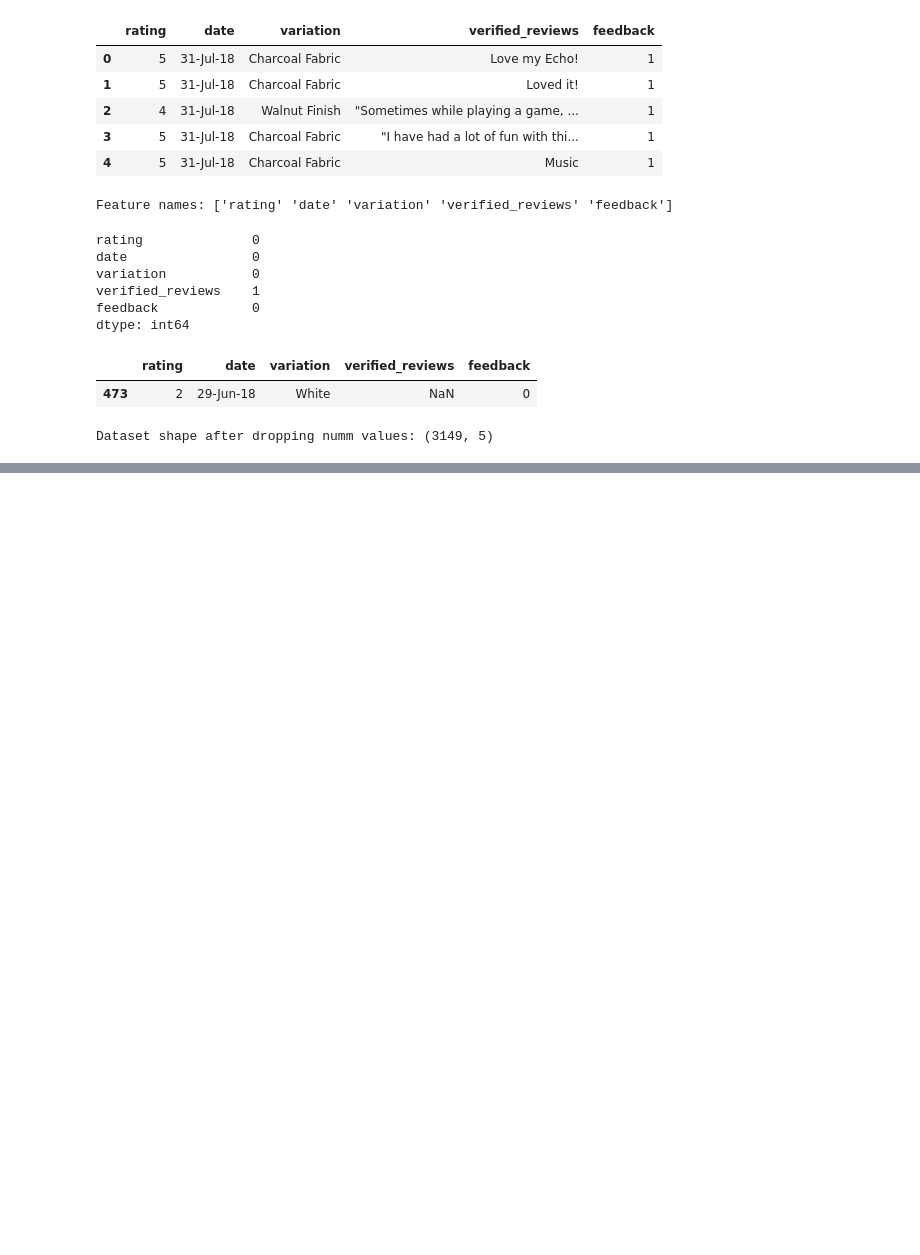
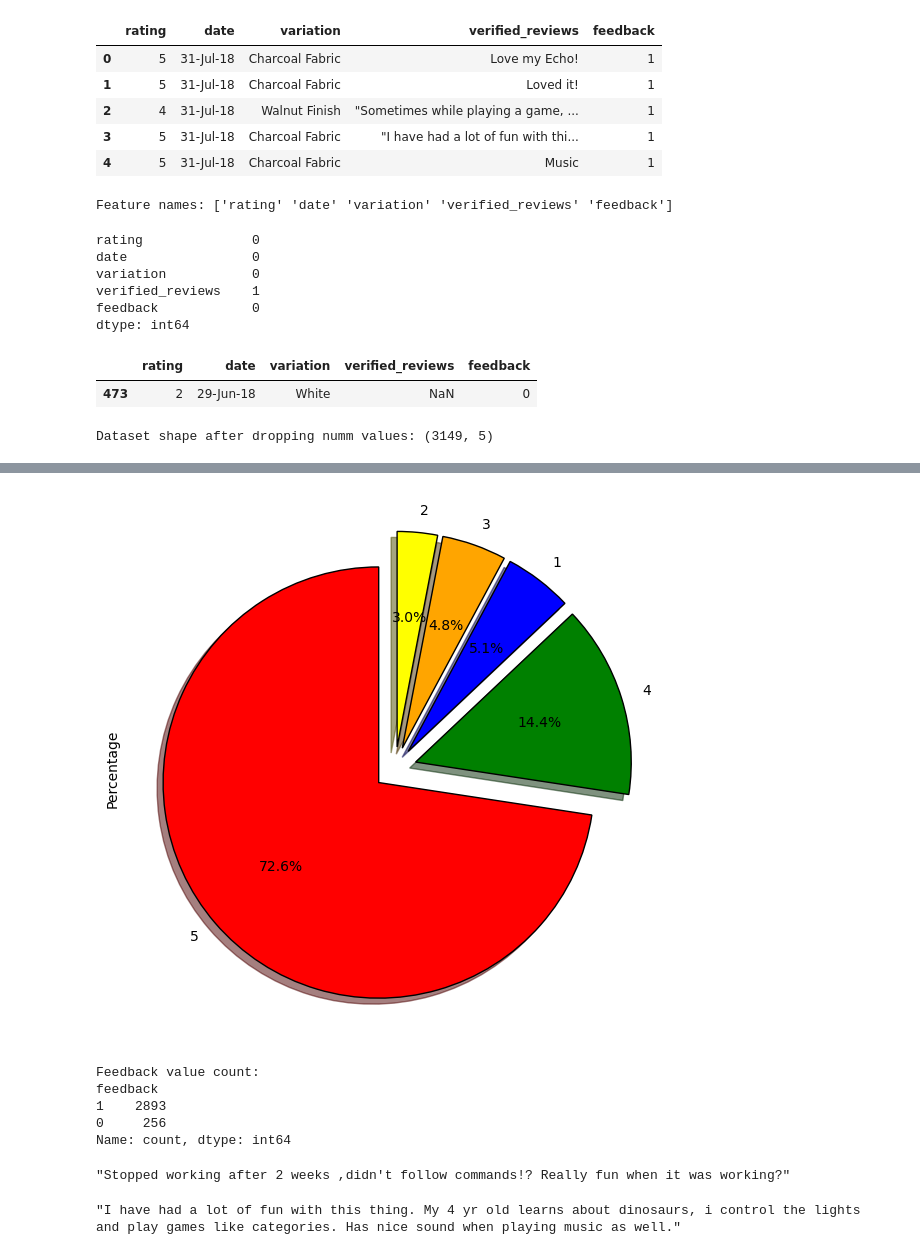
Before and after one commit to sanjsaloni/Natural-Language-Processing, a Jupyter notebook: Sentiment_Analysis.ipynb, the cells around one changed output, grey strips where cells are left out. Saved outputs shown, nothing was run; the diff lists cells and outputs as text; code cells hidden in the pictures; blank space fills up the shorter version.

Commit message:
Data analysis part

```diff
--- a/Sentiment_Analysis.ipynb
+++ b/Sentiment_Analysis.ipynb
@@ -81,3 +81,6 @@ data.dropna(inplace = True)
 print(f"Dataset shape after dropping numm values: {data.shape}")
 # %% [output]
 Dataset shape after dropping numm values: (3149, 5)
+# %%
+data['length'] = data['verified_reviews'].apply(len)
+data.head()
@@ -83,0 +143,32 @@ Dataset shape after dropping numm values: (3149, 5)
+# %%
+#pie-chart
+fig = plt.figure(figsize=(7,7))
+colors = ('red','green','blue','orange','yellow')
+wp ={'linewidth':1, 'edgecolor':'black'}
+tags = data['rating'].value_counts()/data.shape[0]
+explode = (0.1,0.1,0.1,0.1,0.1)
+tags.plot(kind='pie', autopct="%1.1f%%", shadow = True, colors=colors, startangle=90, wedgeprops=wp, explode= explode, label='Percentage')
+from io import BytesIO
+graph = BytesIO()
+fig.savefig(graph, format="png")
+# %% [output]
+[figure, added]
+# %%
+#feedback positive and negative
+print(f"Feedback value count:\n{data['feedback'].value_counts()}")
+# %% [output]
+Feedback value count:
+feedback
+1    2893
+0     256
+Name: count, dtype: int64
+# %%
+review_0 = data[data['feedback'] == 0].iloc[3]['verified_reviews']
+print(review_0)
+# %% [output]
+"Stopped working after 2 weeks ,didn't follow commands!? Really fun when it was working?"
+# %%
+review_1 = data[data['feedback'] == 1].iloc[3]['verified_reviews']
+print(review_1)
+# %% [output]
+"I have had a lot of fun with this thing. My 4 yr old learns about dinosaurs, i control the lights and play games like categories. Has nice sound when playing music as well."
```
Also changed, not shown: parts of 7 cells of this notebook.
